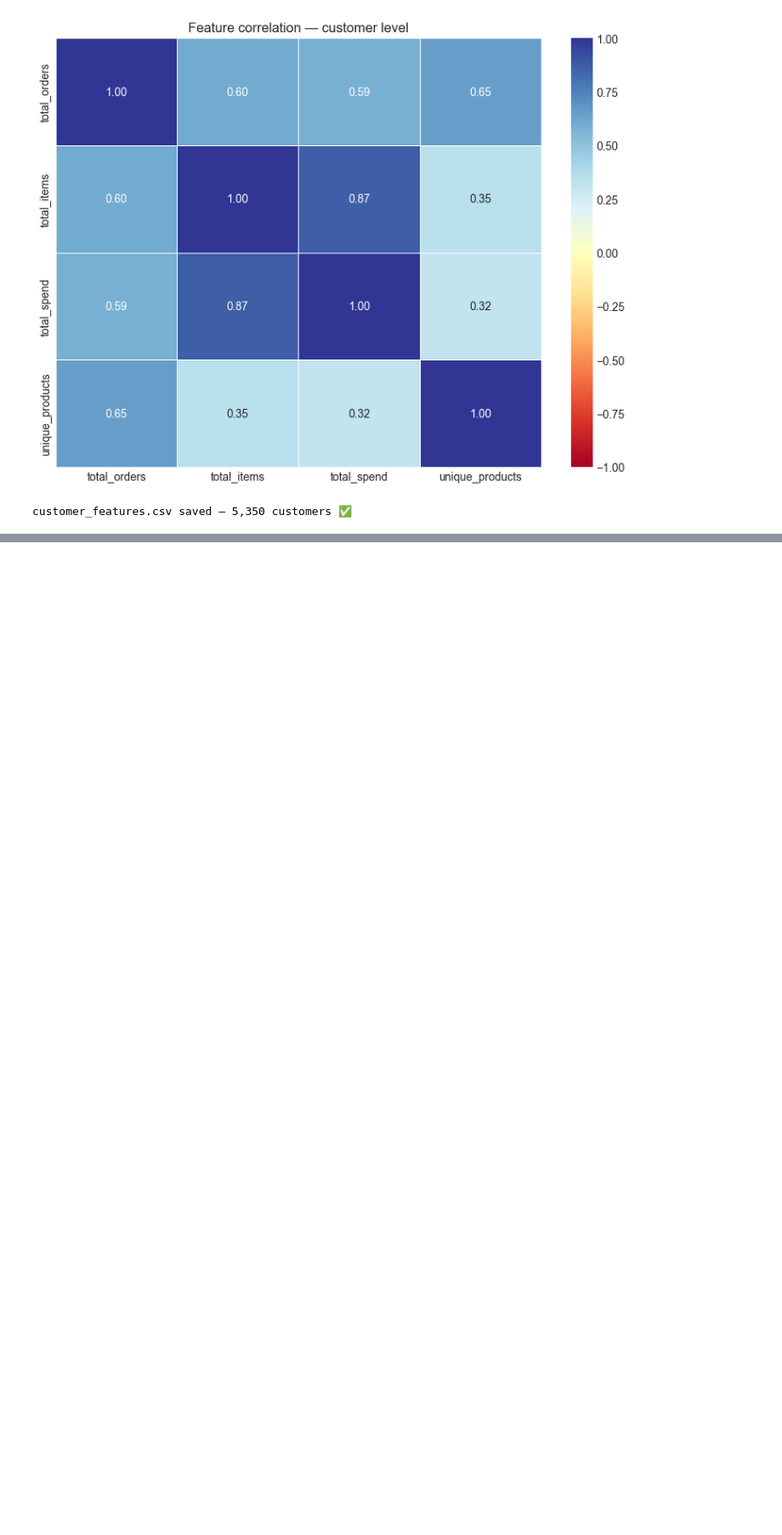
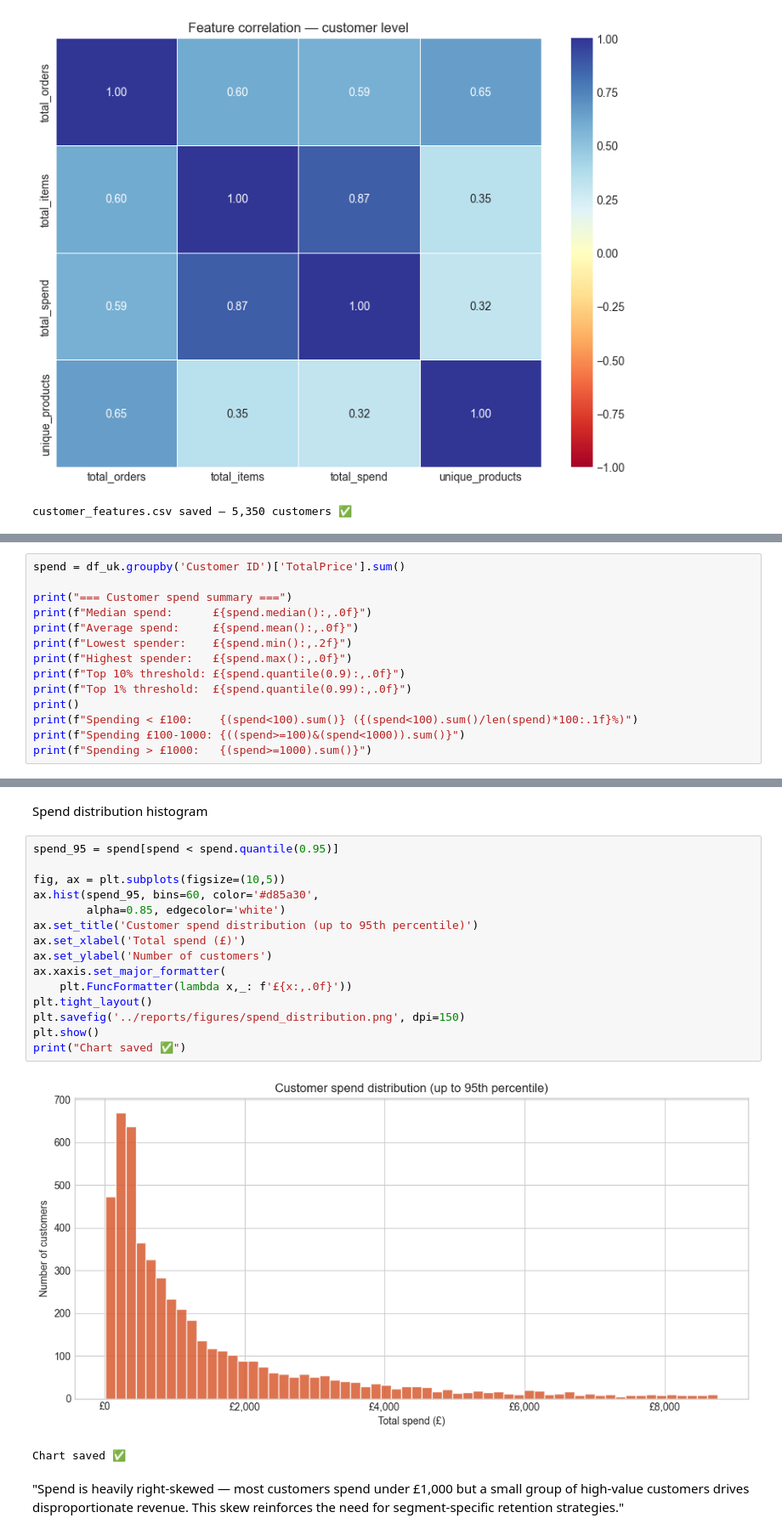
Before and after one commit to Ananthika-G/customer-segmentation, a Jupyter notebook: notebooks/01_EDA.ipynb .ipynb, the cells around one changed output, grey strips where cells are left out. Shown at 85% size. Cells and saved outputs as stored; diff of their text form; blank space fills up the shorter version.

```diff
--- a/notebooks/01_EDA.ipynb .ipynb
+++ b/notebooks/01_EDA.ipynb .ipynb
@@ -377,0 +421,14 @@ customer_features.csv saved — 5,350 customers ✅
+# %%
+spend = df_uk.groupby('Customer ID')['TotalPrice'].sum()
+
+print("=== Customer spend summary ===")
+print(f"Median spend:      £{spend.median():,.0f}")
+print(f"Average spend:     £{spend.mean():,.0f}")
+print(f"Lowest spender:    £{spend.min():,.2f}")
+print(f"Highest spender:   £{spend.max():,.0f}")
+print(f"Top 10% threshold: £{spend.quantile(0.9):,.0f}")
+print(f"Top 1% threshold:  £{spend.quantile(0.99):,.0f}")
+print()
+print(f"Spending < £100:    {(spend<100).sum()} ({(spend<100).sum()/len(spend)*100:.1f}%)")
+print(f"Spending £100-1000: {((spend>=100)&(spend<1000)).sum()}")
+print(f"Spending > £1000:   {(spend>=1000).sum()}")
@@ -377,0 +447,22 @@ customer_features.csv saved — 5,350 customers ✅
+# %% [markdown]
+Spend distribution histogram
+# %%
+spend_95 = spend[spend < spend.quantile(0.95)]
+
+fig, ax = plt.subplots(figsize=(10,5))
+ax.hist(spend_95, bins=60, color='#d85a30',
+        alpha=0.85, edgecolor='white')
+ax.set_title('Customer spend distribution (up to 95th percentile)')
+ax.set_xlabel('Total spend (£)')
+ax.set_ylabel('Number of customers')
+ax.xaxis.set_major_formatter(
+    plt.FuncFormatter(lambda x,_: f'£{x:,.0f}'))
+plt.tight_layout()
+plt.savefig('../reports/figures/spend_distribution.png', dpi=150)
+plt.show()
+print("Chart saved ✅")
+# %% [output]
+[figure, added]
+Chart saved ✅
+# %% [markdown]
+"Spend is heavily right-skewed — most customers spend under £1,000 but a small group of high-value customers drives disproportionate revenue. This skew reinforces the need for segment-specific retention strategies."
```
Also changed, not shown: parts of 16 cells of this notebook, 4 other files.
